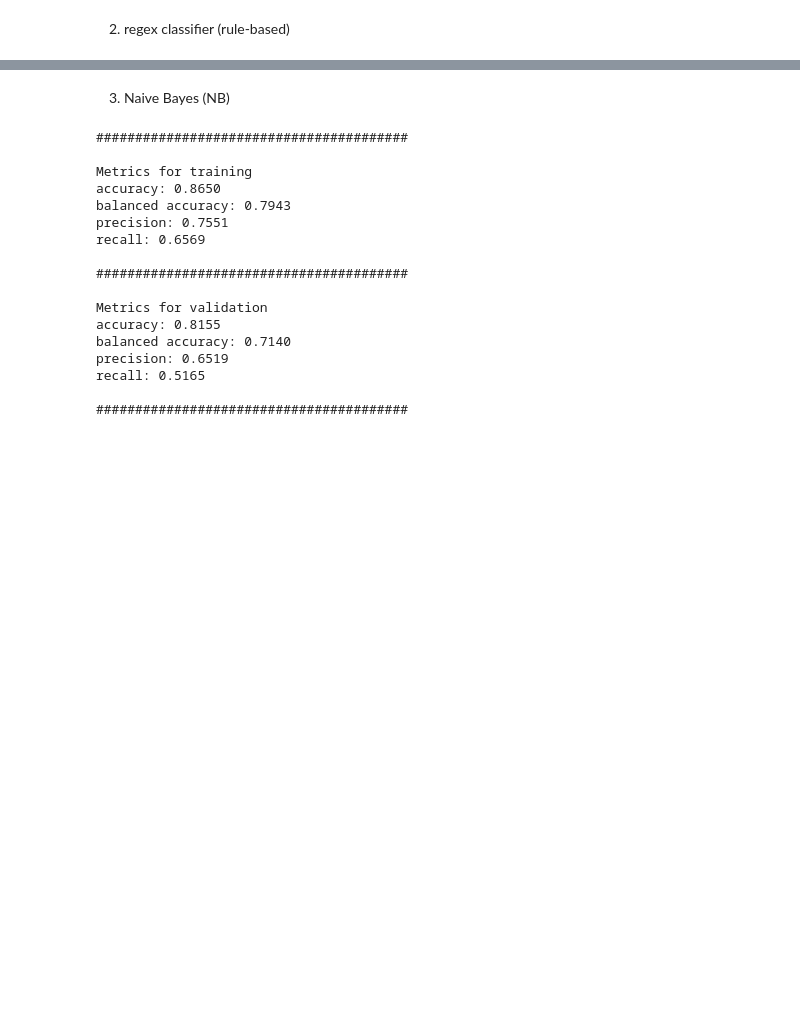
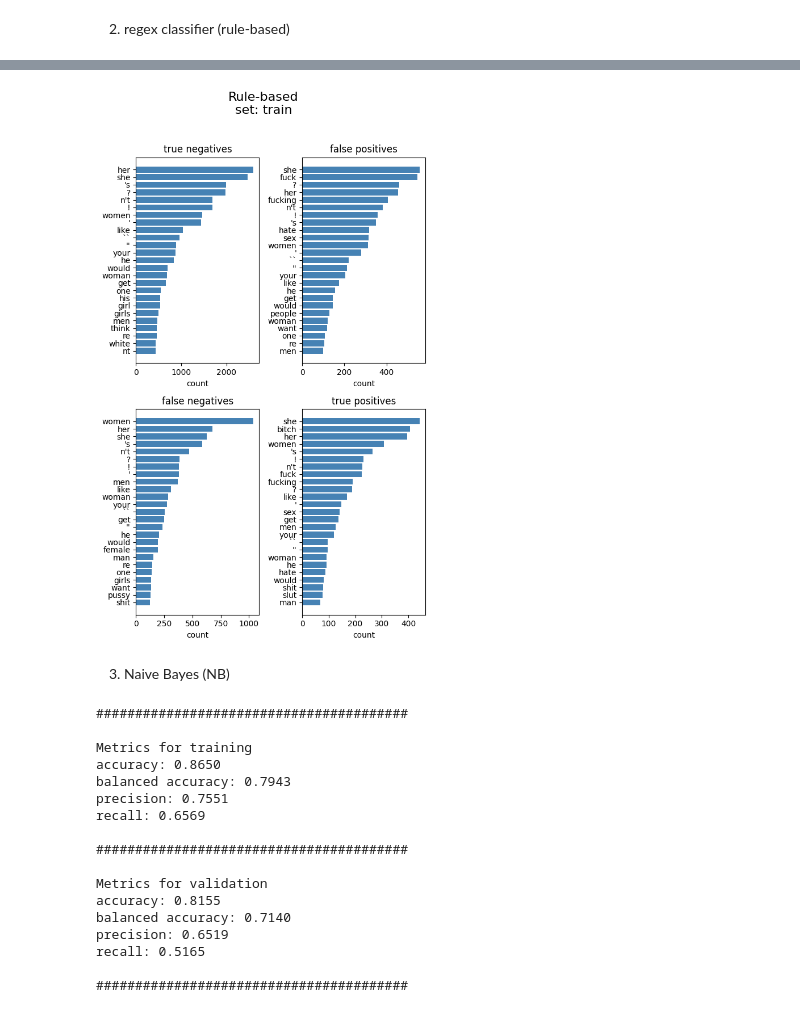
Before and after one commit to henrform/NLP_24W_VSHJ, a Jupyter notebook: milestone 2/milestone_2.ipynb, the cells around one changed output, grey strips where cells are left out. Saved outputs shown, nothing was run; the diff lists cells and outputs as text; code cells hidden in the pictures; blank space fills up the shorter version.

```diff
--- a/milestone 2/milestone_2.ipynb
+++ b/milestone 2/milestone_2.ipynb
@@ -165,3 +162,7 @@ recall: 0.2819
+# %%
+regex_classifier.qualitative_analysis_top_tokens(X_train, S_train, y_train, set_type="train", model_name="Rule-based", plot=True)
+# %% [output]
+[figure, added]
 # %% [markdown]
 3. Naive Bayes (NB)
 # %%
```
Also changed, not shown: parts of 22 cells of this notebook, 2 other files.
